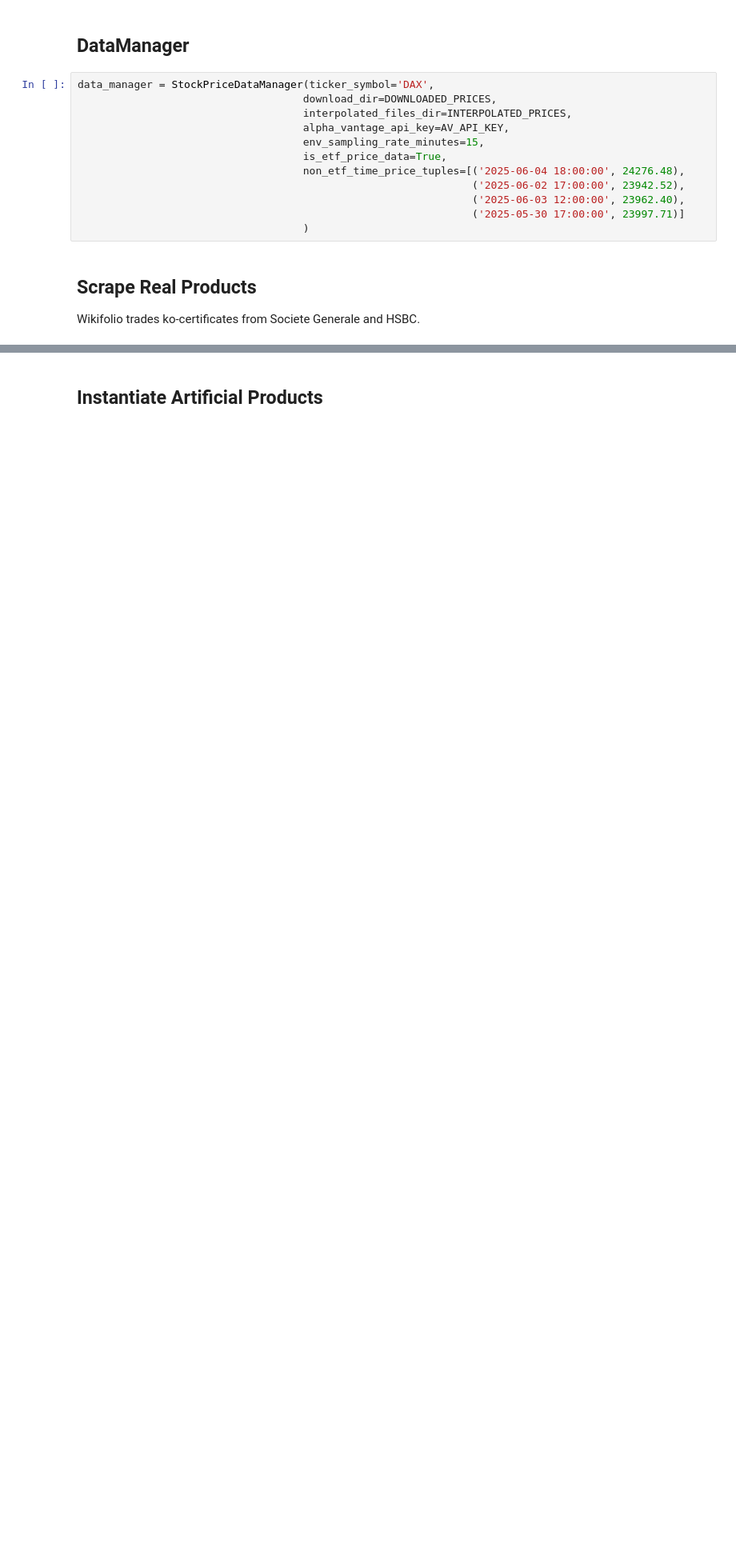
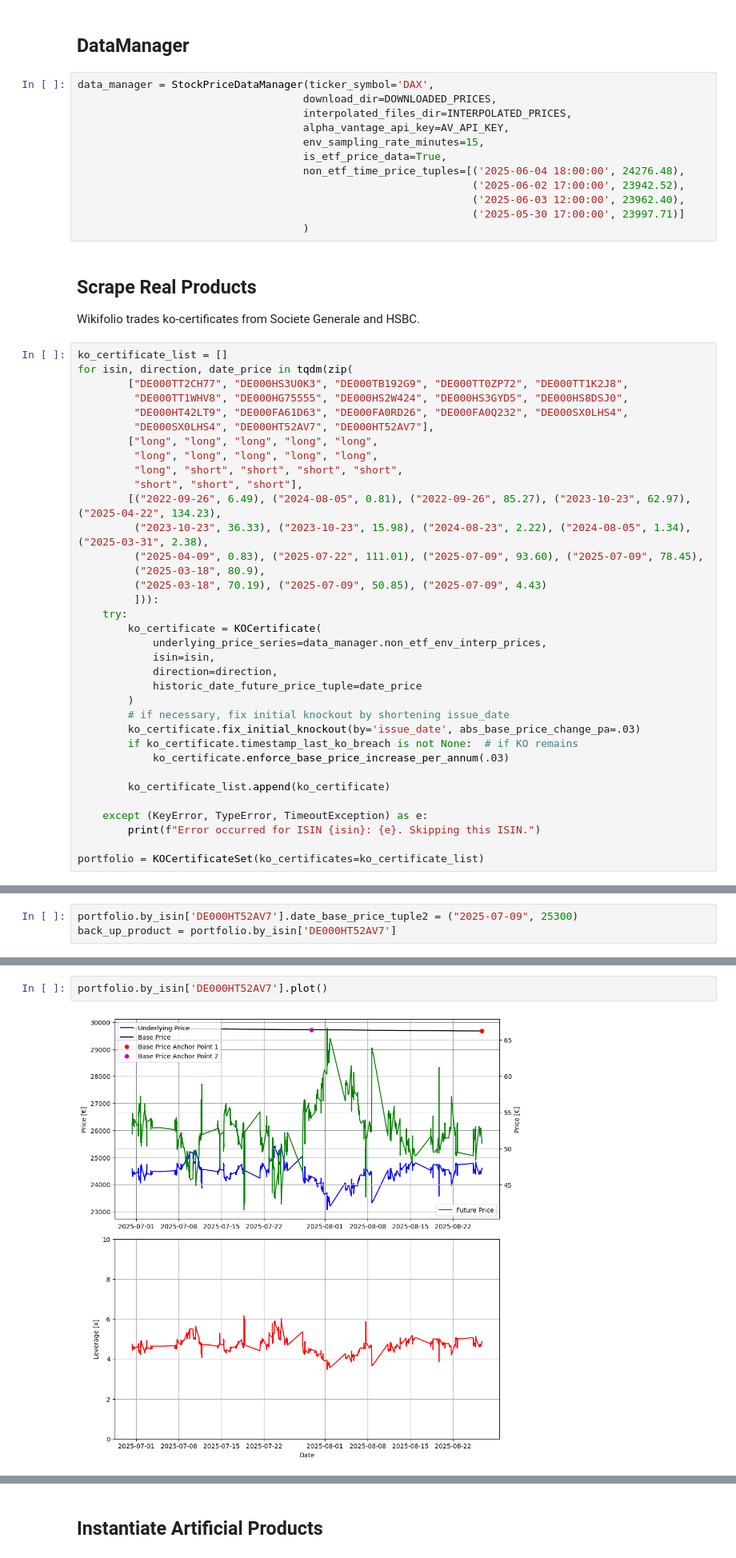
Before and after one commit to paulruesing/hybrid-rl-index-trading, a Jupyter notebook: notebooks/portfolio_construction.ipynb, the cells around one changed output, grey strips where cells are left out. Shown at 80% size. Drawn from its saved outputs; the diff is of its cells as text; blank space fills up the shorter version.

Commit message:
improve scraped portfolio

```diff
--- a/notebooks/portfolio_construction.ipynb
+++ b/notebooks/portfolio_construction.ipynb
@@ -39,3 +41,38 @@ data_manager = StockPriceDataManager(ticker_symbol='DAX',
 # %% [markdown]
 ## Scrape Real Products
 Wikifolio trades ko-certificates from Societe Generale and HSBC.
+# %%
+ko_certificate_list = []
+for isin, direction, date_price in tqdm(zip(
+        ["DE000TT2CH77", "DE000HS3U0K3", "DE000TB192G9", "DE000TT0ZP72", "DE000TT1K2J8",
+         "DE000TT1WHV8", "DE000HG75555", "DE000HS2W424", "DE000HS3GYD5", "DE000HS8DSJ0",
+         "DE000HT42LT9", "DE000FA61D63", "DE000FA0RD26", "DE000FA0Q232", "DE000SX0LHS4",
+         "DE000SX0LHS4", "DE000HT52AV7", "DE000HT52AV7"],
+        ["long", "long", "long", "long", "long",
+         "long", "long", "long", "long", "long",
+         "long", "short", "short", "short", "short",
+         "short", "short", "short"],
+        [("2022-09-26", 6.49), ("2024-08-05", 0.81), ("2022-09-26", 85.27), ("2023-10-23", 62.97), ("2025-04-22", 134.23),
+         ("2023-10-23", 36.33), ("2023-10-23", 15.98), ("2024-08-23", 2.22), ("2024-08-05", 1.34), ("2025-03-31", 2.38),
+         ("2025-04-09", 0.83), ("2025-07-22", 111.01), ("2025-07-09", 93.60), ("2025-07-09", 78.45),
+         ("2025-03-18", 80.9),
+         ("2025-03-18", 70.19), ("2025-07-09", 50.85), ("2025-07-09", 4.43)
+         ])):
+    try:
+        ko_certificate = KOCertificate(
+            underlying_price_series=data_manager.non_etf_env_interp_prices,
+            isin=isin,
+            direction=direction,
+            historic_date_future_price_tuple=date_price
+        )
+        # if necessary, fix initial knockout by shortening issue_date
+        ko_certificate.fix_initial_knockout(by='issue_date', abs_base_price_change_pa=.03)
+        if ko_certificate.timestamp_last_ko_breach is not None:  # if KO remains
+            ko_certificate.enforce_base_price_increase_per_annum(.03)
+
+        ko_certificate_list.append(ko_certificate)
+
+    except (KeyError, TypeError, TimeoutException) as e:
+        print(f"Error occurred for ISIN {isin}: {e}. Skipping this ISIN.")
+
+portfolio = KOCertificateSet(ko_certificates=ko_certificate_list)
@@ -41,0 +112,3 @@ Wikifolio trades ko-certificates from Societe Generale and HSBC.
+# %%
+portfolio.by_isin['DE000HT52AV7'].date_base_price_tuple2 = ("2025-07-09", 25300)
+back_up_product = portfolio.by_isin['DE000HT52AV7']
@@ -41,0 +117,4 @@ Wikifolio trades ko-certificates from Societe Generale and HSBC.
+# %%
+portfolio.by_isin['DE000HT52AV7'].plot()
+# %% [output]
+[figure, added]
```
Also changed, not shown: parts of 20 cells of this notebook.
